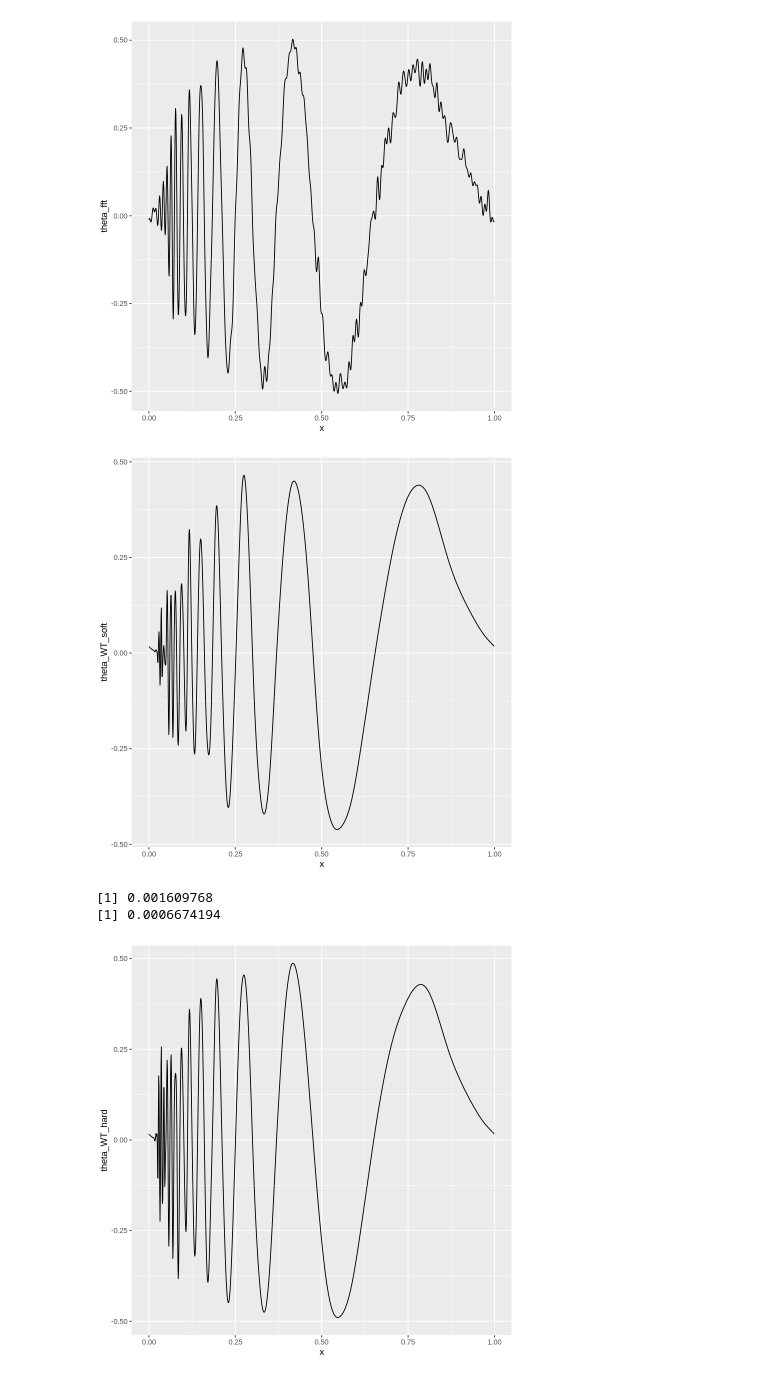
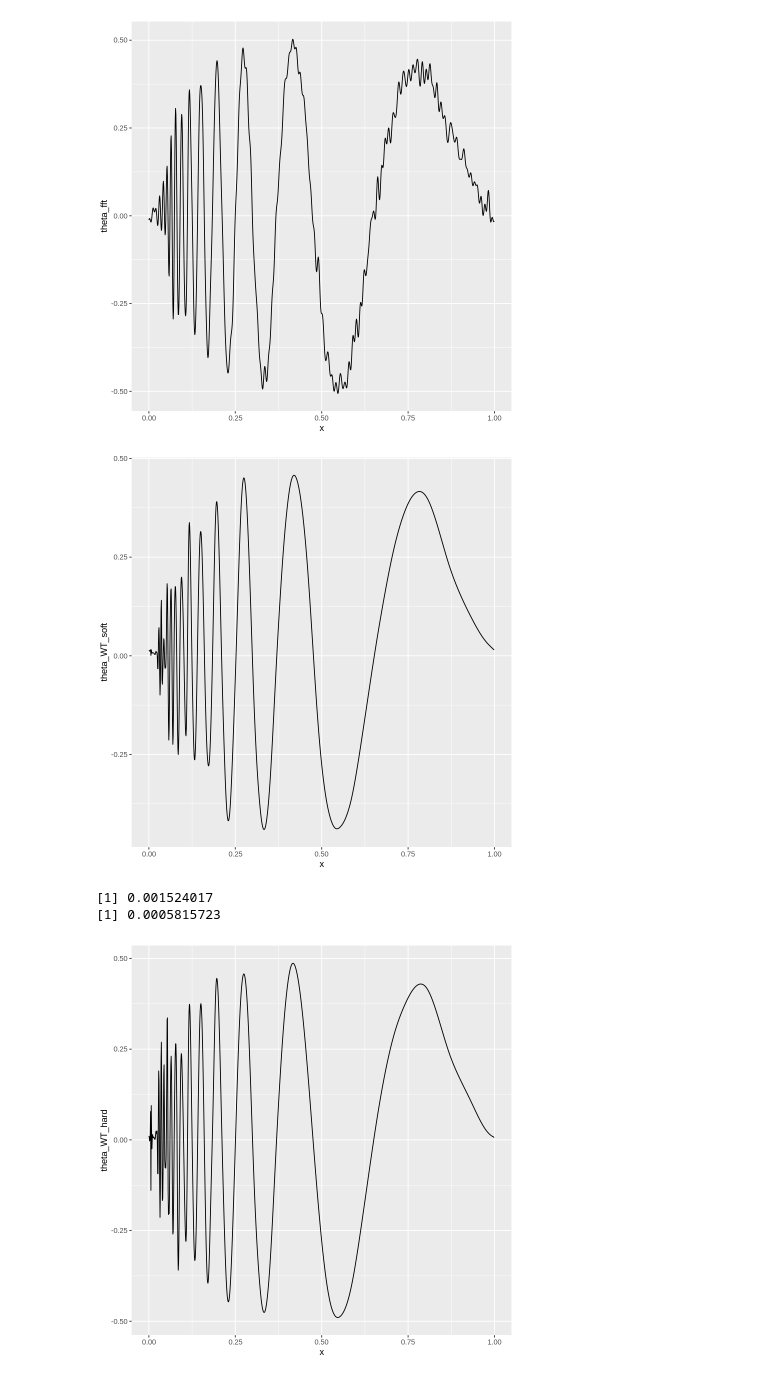
Before and after one commit to HongjinZhu/Applied-Statistics, a Jupyter notebook: HW8_P4_nonparametric_estimators_wavelet_shrinkage_in_Doppler_example.ipynb, the cells around one changed output. Saved outputs shown, nothing was run; the diff lists cells and outputs as text; code cells hidden in the pictures.

Commit message:
modified soft and hard wavelet thresholding estimators

```diff
--- a/HW8_P4_nonparametric_estimators_wavelet_shrinkage_in_Doppler_example.ipynb
+++ b/HW8_P4_nonparametric_estimators_wavelet_shrinkage_in_Doppler_example.ipynb
@@ -121,25 +121,32 @@ print(mean((theta_fft - theta)^2))
 # %%
 ### YOUR CODE (~6 lines): implement the wavelet thresholding estimators
 # You should implement both soft and hard thresholding estimators
 # the "threshold" function and the examples therein might be useful:
 # https://search.r-project.org/CRAN/refmans/wavethresh/html/threshold.wd.html
 # you may set policy = "universal" to choose thresholds
 
-soft_threshold = threshold(wd(df$y), type = "soft", policy = "universal")
-hard_threshold = threshold(wd(df$y), type = "hard", policy = "universal")
-theta_WT_soft = wr(soft_threshold)
-theta_WT_hard = wr(hard_threshold)
+# soft_threshold = threshold(wd(df$y), type = "soft", policy = "universal")
+# hard_threshold = threshold(wd(df$y), type = "hard", policy = "universal")
+# theta_WT_soft = wr(soft_threshold)
+# theta_WT_hard = wr(hard_threshold)
+
+y_wd = wd(y)
+thresh = threshold(y_wd, policy="universal", levels= nlevelsWT(y_wd)-1, return.threshold=TRUE)
+y_wd_soft = threshold(y_wd, type="soft", policy="manual", value=thresh, levels=0:(nlevelsWT(y_wd)-1))
+y_wd_hard = threshold(y_wd, type="hard", policy="manual", value=thresh, levels=0:(nlevelsWT(y_wd)-1))
+theta_WT_soft = wr(y_wd_soft)
+theta_WT_hard = wr(y_wd_hard)
 
 # visualization and MSE
 ggplot(df) + geom_line(aes(x,theta_WT_soft))
 ggplot(df) + geom_line(aes(x,theta_WT_hard))
 print(mean((theta_WT_soft - theta)^2))
 print(mean((theta_WT_hard - theta)^2))
 # %% [output]
-[figure, old version]
+[figure, new version]
-[1] 0.001609768
-[1] 0.0006674194
+[1] 0.001524017
+[1] 0.0005815723
-[figure, old version]
+[figure, new version]
 # %%
 ### Code Link
 # https://colab.research.google.com/drive/1330sshZS81UiB6tgL3uDSPvQ_b7weeNG?usp=sharing
```
Also changed, not shown: parts of 1 cell of this notebook.
